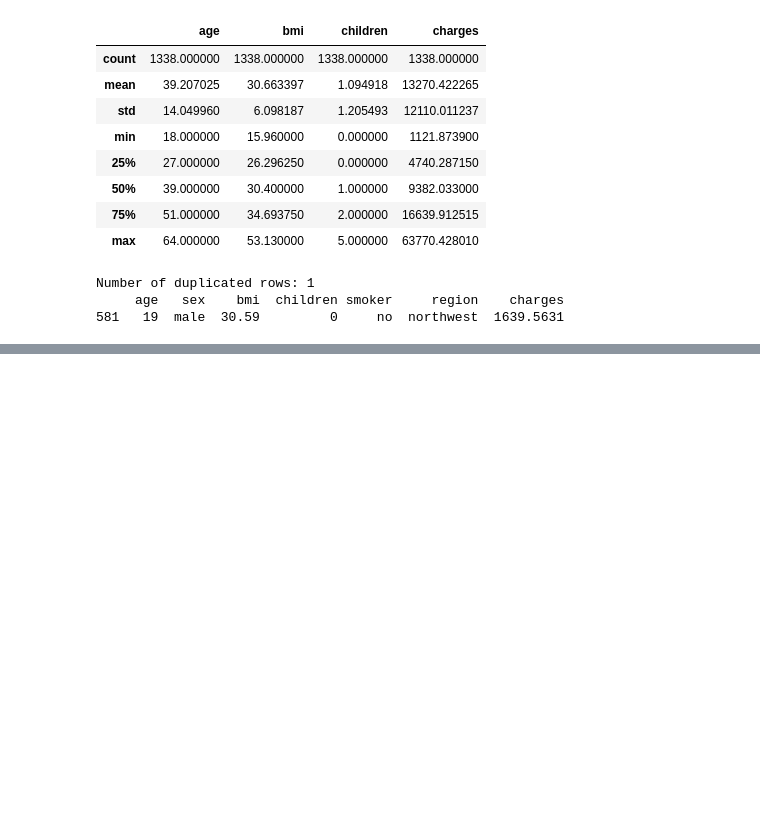
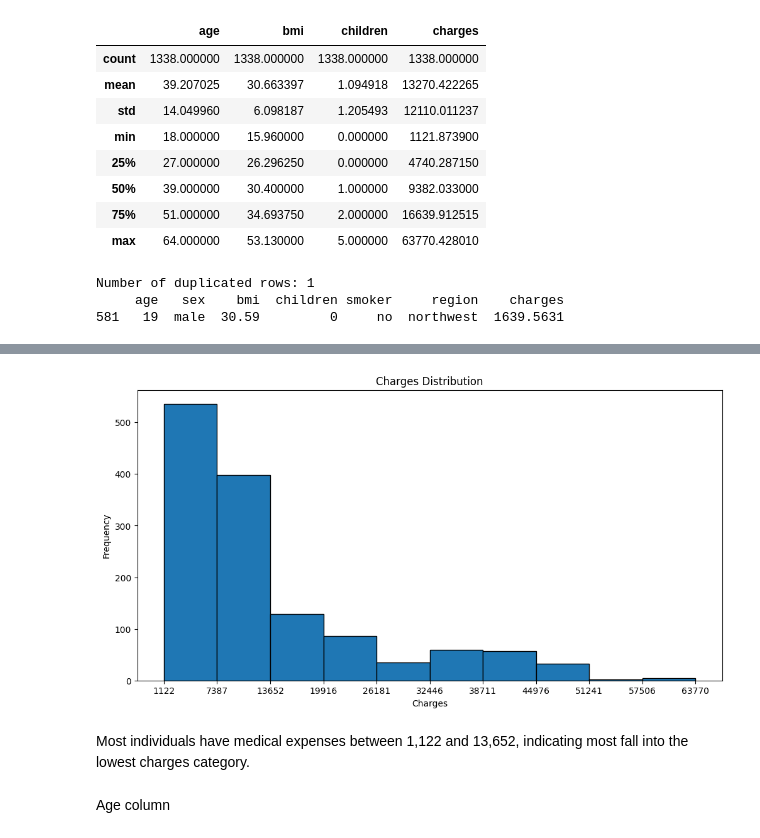
Before and after one commit to LinaSeongyeonSon/Medical-Insurance-Cost-Prediction, a Jupyter notebook: Medical_Insurance_Cost_Prediction.ipynb, the cells around one changed output, grey strips where cells are left out. Saved outputs shown, nothing was run; the diff lists cells and outputs as text; code cells hidden in the pictures; blank space fills up the shorter version.

```diff
--- a/Medical_Insurance_Cost_Prediction.ipynb
+++ b/Medical_Insurance_Cost_Prediction.ipynb
@@ -101,0 +124,21 @@ Number of duplicated rows: 1
+# %%
+# Histogram
+
+count, bins = np.histogram(df['charges'])
+
+plt.figure(figsize = (12, 6))
+plt.hist(df['charges'], edgecolor = 'black', orientation = 'vertical', align = 'mid')
+
+plt.title('Charges Distribution')
+plt.xlabel('Charges')
+plt.ylabel('Frequency')
+
+plt.xticks(bins)
+
+plt.show()
+# %% [output]
+[figure, added]
+# %% [markdown]
+Most individuals have medical expenses between 1,122 and 13,652, indicating most fall into the lowest charges category.
+# %% [markdown]
+Age column
```
Also changed, not shown: parts of 36 cells of this notebook.
